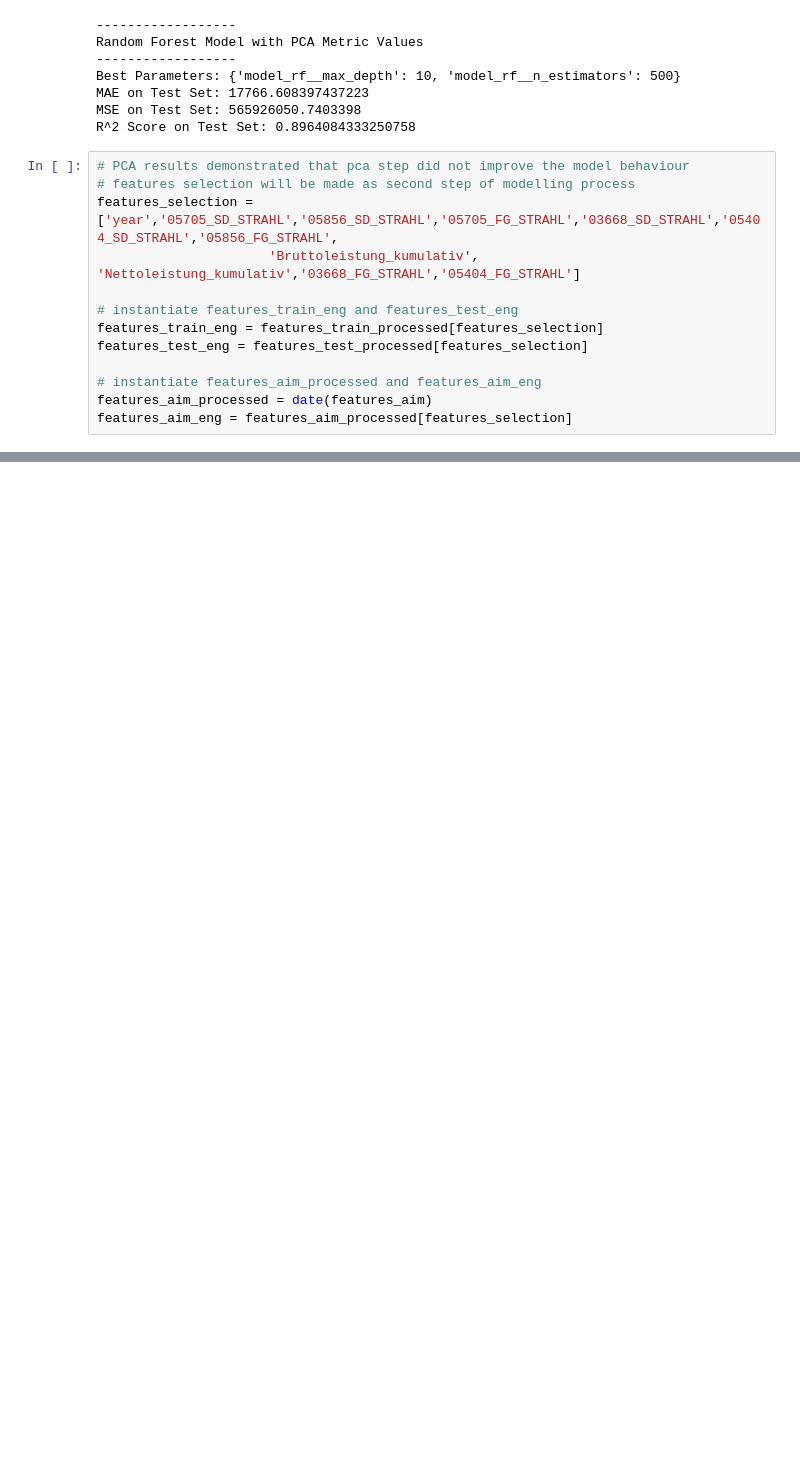
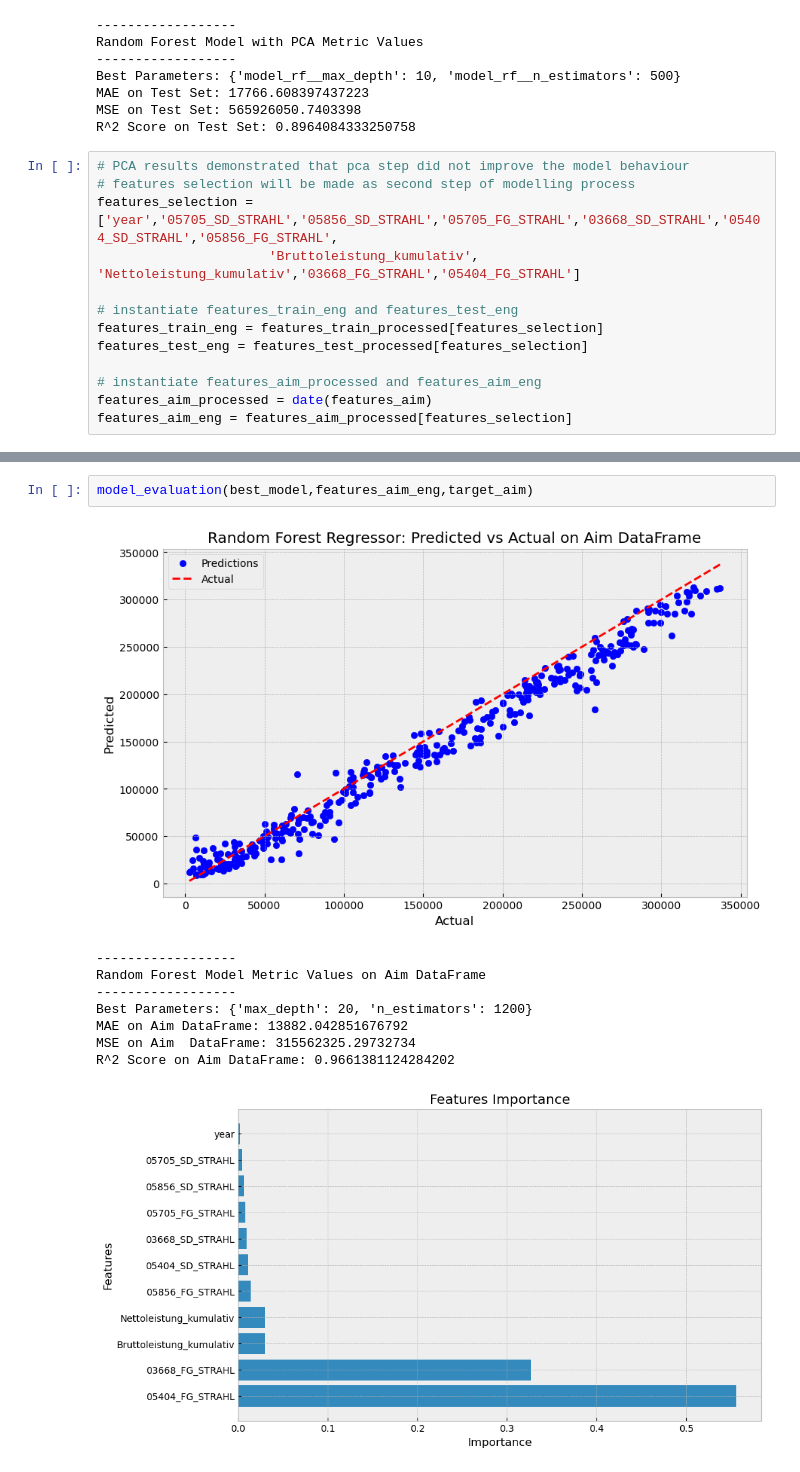
Before and after one commit to raminsdp/Energy_Production_data_repo, a Jupyter notebook: Jupyter_Notebooks/rm_Regressor_model.ipynb, the cells around one changed output, grey strips where cells are left out. Drawn from its saved outputs; the diff is of its cells as text; blank space fills up the shorter version.

```diff
--- a/Jupyter_Notebooks/rm_Regressor_model.ipynb
+++ b/Jupyter_Notebooks/rm_Regressor_model.ipynb
@@ -1601,0 +1603,12 @@ R^2 Score on Aim DataFrame: 0.9661381124284202
+# %%
+model_evaluation(best_model,features_aim_eng,target_aim)
+# %% [output]
+[figure, added]
+------------------
+Random Forest Model Metric Values on Aim DataFrame
+------------------
+Best Parameters: {'max_depth': 20, 'n_estimators': 1200}
+MAE on Aim DataFrame: 13882.042851676792
+MSE on Aim  DataFrame: 315562325.29732734
+R^2 Score on Aim DataFrame: 0.9661381124284202
+[figure, added]
```
Also changed, not shown: parts of 20 cells of this notebook.
